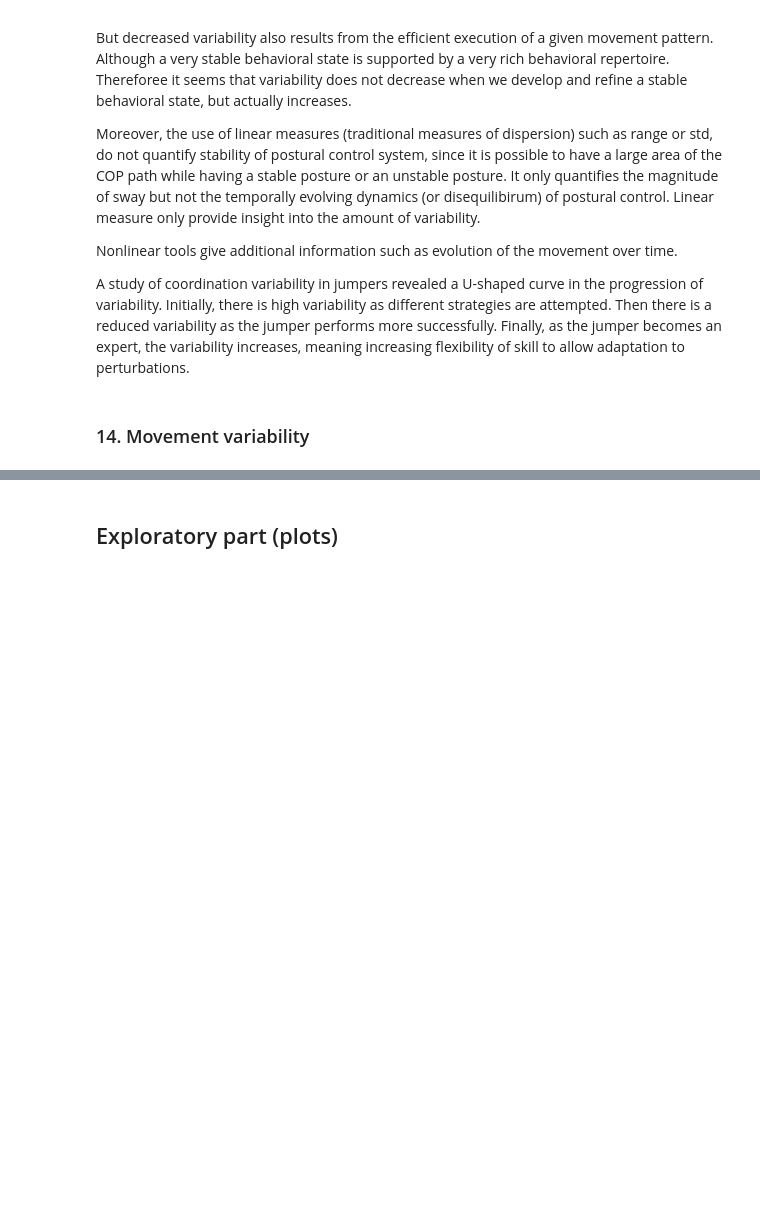
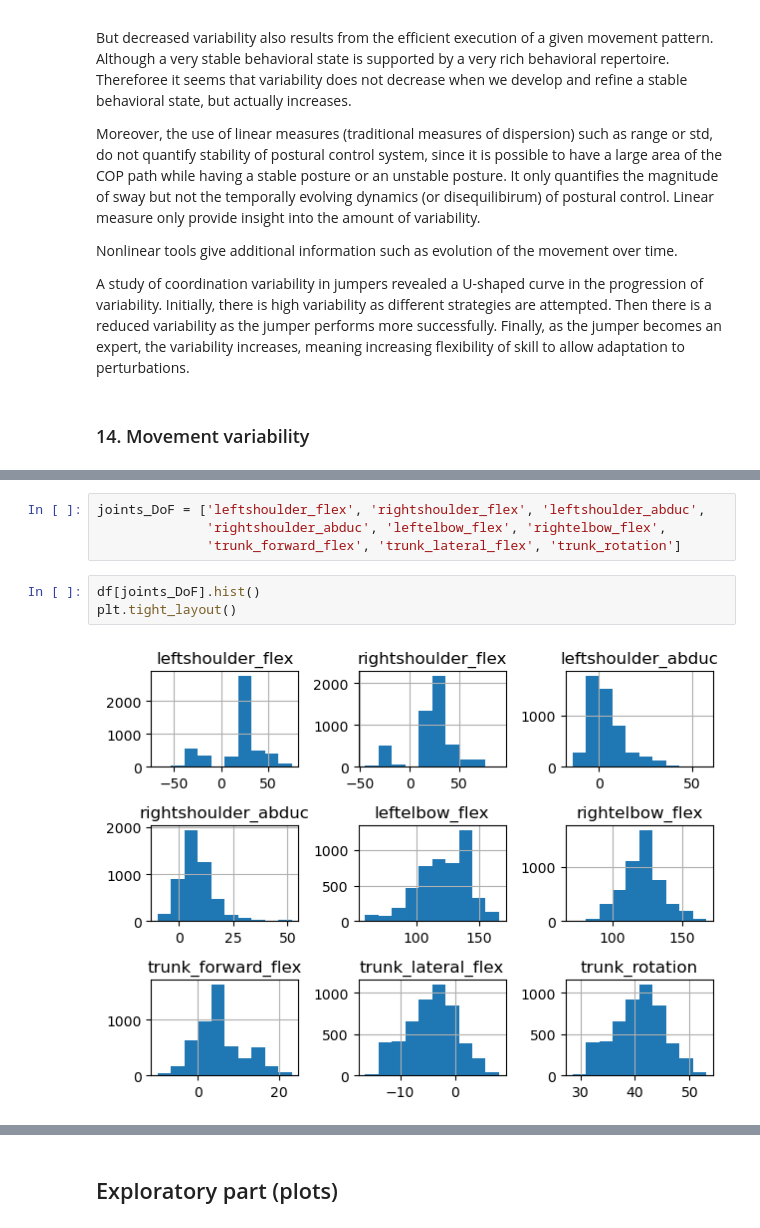
Before and after one commit to FranklinLeong/dexterity_assessment_CL, a Jupyter notebook: src/exploratory copie.ipynb, the cells around one changed output, grey strips where cells are left out. Saved outputs shown, nothing was run; the diff lists cells and outputs as text; blank space fills up the shorter version.

```diff
--- a/src/exploratory copie.ipynb
+++ b/src/exploratory copie.ipynb
@@ -624,0 +651,9 @@ A study of coordination variability in jumpers revealed a U-shaped curve in the
+# %%
+joints_DoF = ['leftshoulder_flex', 'rightshoulder_flex', 'leftshoulder_abduc',
+              'rightshoulder_abduc', 'leftelbow_flex', 'rightelbow_flex',
+              'trunk_forward_flex', 'trunk_lateral_flex', 'trunk_rotation']
+# %%
+df[joints_DoF].hist()
+plt.tight_layout()
+# %% [output]
+[figure, added]
```
Also changed, not shown: parts of 9 cells of this notebook, 1 other file.
